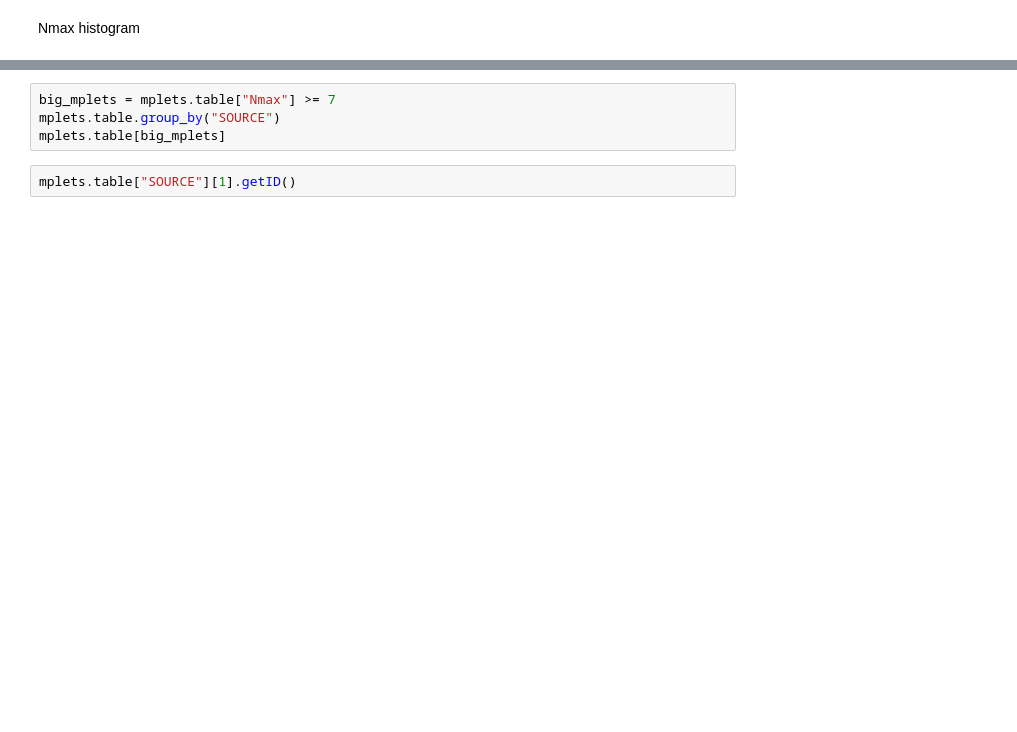
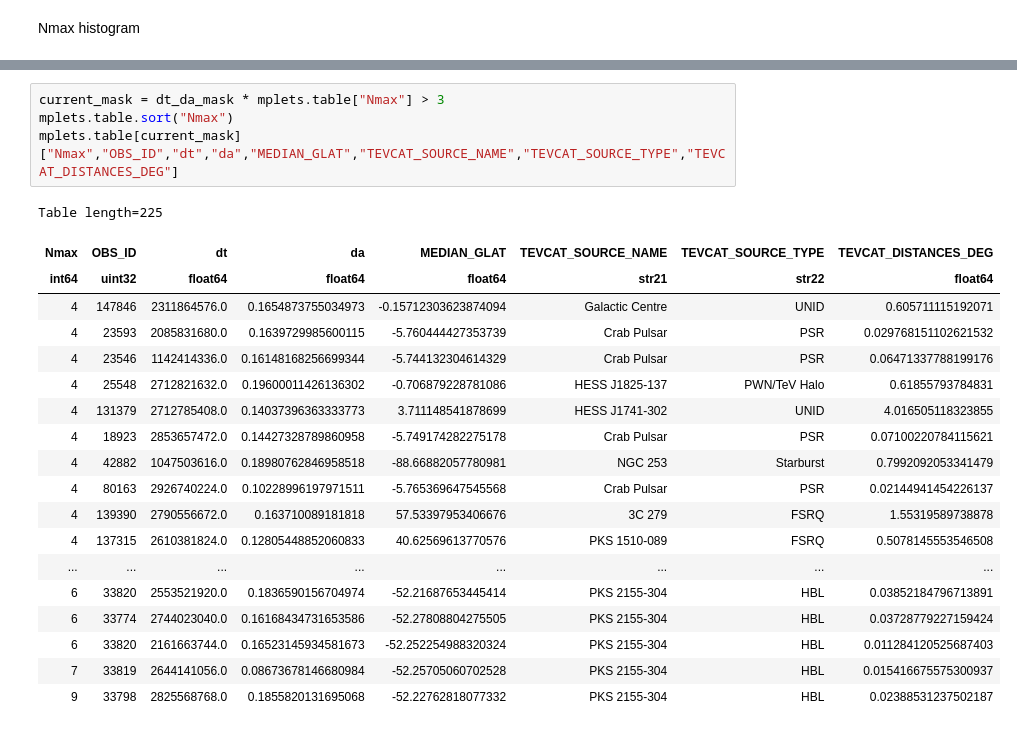
Before and after one commit to annanayjaitly/gamma_transients, a Jupyter notebook: testing/read_scanner_results.ipynb, the cells around one changed output, grey strips where cells are left out. Saved outputs shown, nothing was run; the diff lists cells and outputs as text; blank space fills up the shorter version.

```diff
--- a/testing/read_scanner_results.ipynb
+++ b/testing/read_scanner_results.ipynb
@@ -98,6 +165,24 @@ plt.savefig("figures/combined/Nmax_hist.png",facecolor="white")
-# %%
-big_mplets = mplets.table["Nmax"] >= 7
-mplets.table.group_by("SOURCE")
-mplets.table[big_mplets]
-# %%
-mplets.table["SOURCE"][1].getID()
+# %%
+current_mask = dt_da_mask * mplets.table["Nmax"] > 3
+mplets.table.sort("Nmax")
+mplets.table[current_mask]["Nmax","OBS_ID","dt","da","MEDIAN_GLAT","TEVCAT_SOURCE_NAME","TEVCAT_SOURCE_TYPE","TEVCAT_DISTANCES_DEG"]
+# %% [output]
+Table length=225
+| Nmax | OBS_ID | dt | da | MEDIAN_GLAT | TEVCAT_SOURCE_NAME | TEVCAT_SOURCE_TYPE | TEVCAT_DISTANCES_DEG |
+| int64 | uint32 | float64 | float64 | float64 | str21 | str22 | float64 |
+| 4 | 147846 | 2311864576.0 | 0.1654873755034973 | -0.15712303623874094 | Galactic Centre | UNID | 0.605711115192071 |
+| 4 | 23593 | 2085831680.0 | 0.1639729985600115 | -5.760444427353739 | Crab Pulsar | PSR | 0.029768151102621532 |
+| 4 | 23546 | 1142414336.0 | 0.16148168256699344 | -5.744132304614329 | Crab Pulsar | PSR | 0.06471337788199176 |
+| 4 | 25548 | 2712821632.0 | 0.19600011426136302 | -0.706879228781086 | HESS J1825-137 | PWN/TeV Halo | 0.61855793784831 |
+| 4 | 131379 | 2712785408.0 | 0.14037396363333773 | 3.711148541878699 | HESS J1741-302 | UNID | 4.016505118323855 |
+| 4 | 18923 | 2853657472.0 | 0.14427328789860958 | -5.749174282275178 | Crab Pulsar | PSR | 0.07100220784115621 |
+| 4 | 42882 | 1047503616.0 | 0.18980762846958518 | -88.66882057780981 | NGC 253 | Starburst | 0.7992092053341479 |
+| 4 | 80163 | 2926740224.0 | 0.10228996197971511 | -5.765369647545568 | Crab Pulsar | PSR | 0.02144941454226137 |
+| 4 | 139390 | 2790556672.0 | 0.163710089181818 | 57.53397953406676 | 3C 279 | FSRQ | 1.55319589738878 |
+| 4 | 137315 | 2610381824.0 | 0.12805448852060833 | 40.62569613770576 | PKS 1510-089 | FSRQ | 0.5078145553546508 |
+| ... | ... | ... | ... | ... | ... | ... | ... |
+| 6 | 33820 | 2553521920.0 | 0.1836590156704974 | -52.21687653445414 | PKS 2155-304 | HBL | 0.03852184796713891 |
+| 6 | 33774 | 2744023040.0 | 0.16168434731653586 | -52.27808804275505 | PKS 2155-304 | HBL | 0.03728779227159424 |
+| 6 | 33820 | 2161663744.0 | 0.16523145934581673 | -52.252254988320324 | PKS 2155-304 | HBL | 0.011284120525687403 |
+| 7 | 33819 | 2644141056.0 | 0.08673678146680984 | -52.25705060702528 | PKS 2155-304 | HBL | 0.015416675575300937 |
+| 9 | 33798 | 2825568768.0 | 0.1855820131695068 | -52.22762818077332 | PKS 2155-304 | HBL | 0.02388531237502187 |
```
Also changed, not shown: parts of 17 cells of this notebook, 4 other files.
